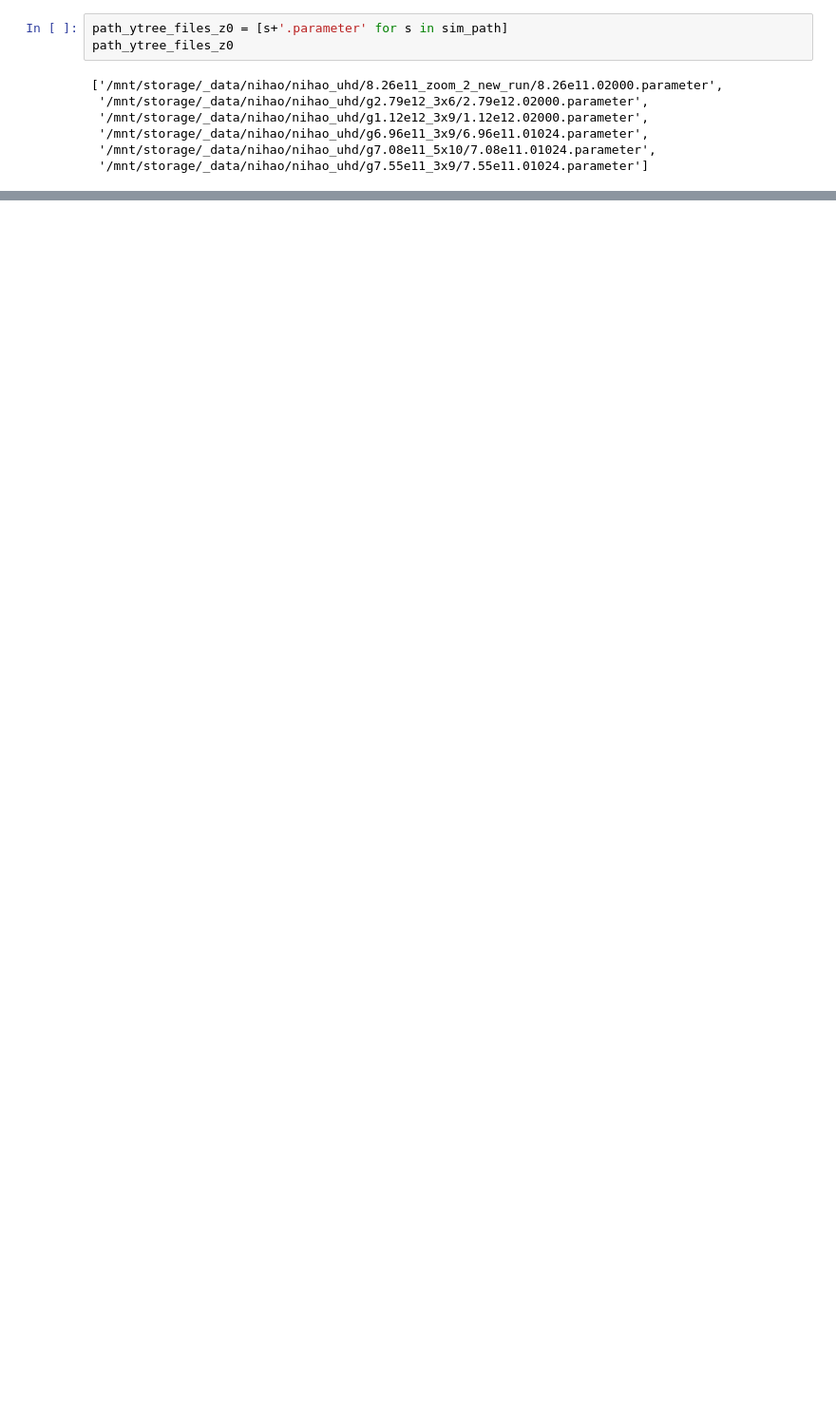
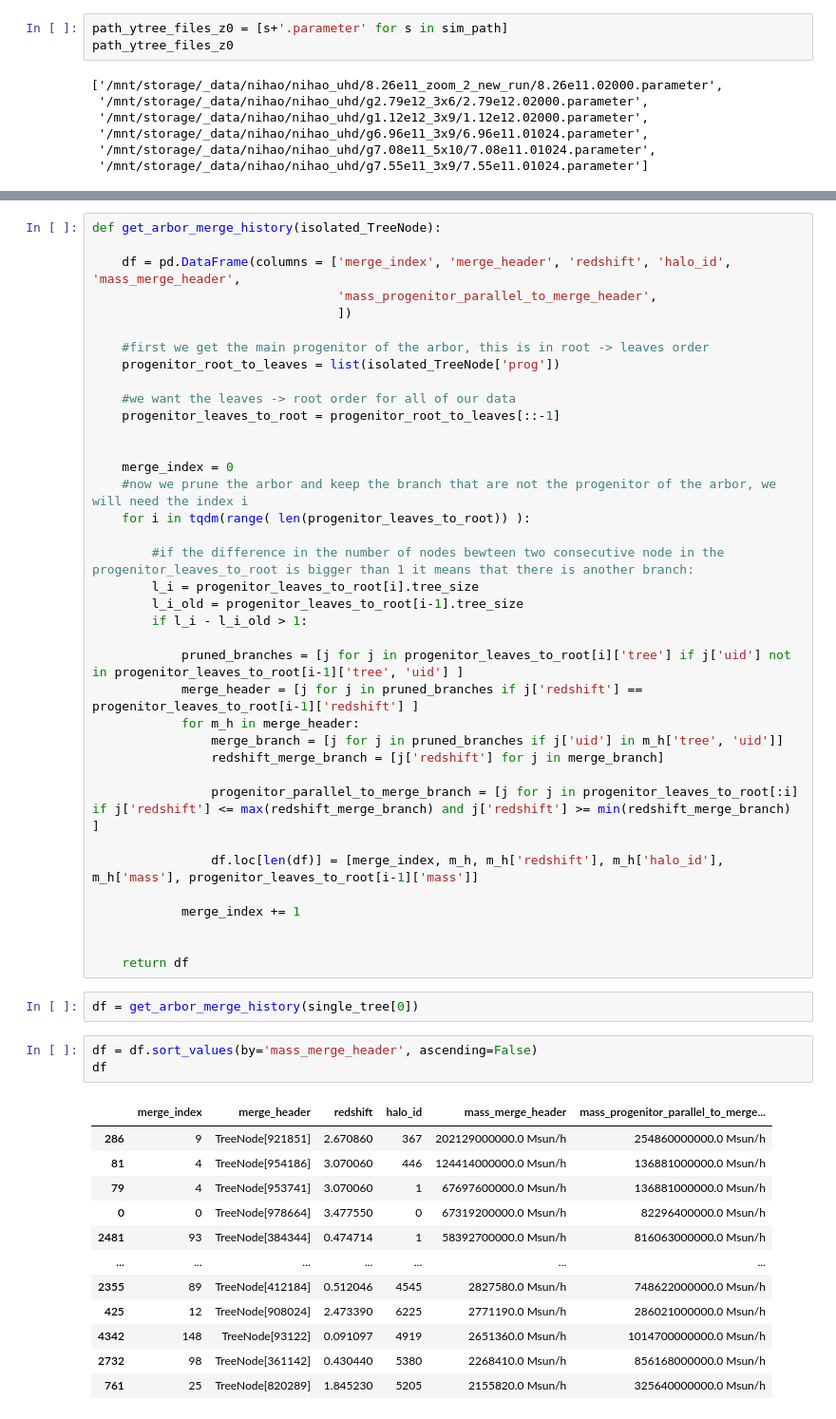
Before and after one commit to vepe99/CASBI, a Jupyter notebook: notebooks/nihao_uhd/preprocessing_uhd.ipynb, the cells around one changed output, grey strips where cells are left out. Shown at 95% size. Cells and saved outputs as stored; diff of their text form; blank space fills up the shorter version.

```diff
--- a/notebooks/nihao_uhd/preprocessing_uhd.ipynb
+++ b/notebooks/nihao_uhd/preprocessing_uhd.ipynb
@@ -456,0 +505,55 @@ SyntaxError: Argument must be a field or integer. (<string>)
+# %%
+def get_arbor_merge_history(isolated_TreeNode):
+
+    df = pd.DataFrame(columns = ['merge_index', 'merge_header', 'redshift', 'halo_id', 'mass_merge_header',
+                                 'mass_progenitor_parallel_to_merge_header',
+                                 ])
+
+    #first we get the main progenitor of the arbor, this is in root -> leaves order
+    progenitor_root_to_leaves = list(isolated_TreeNode['prog'])
+
+    #we want the leaves -> root order for all of our data
+    progenitor_leaves_to_root = progenitor_root_to_leaves[::-1]
+
+
+    merge_index = 0
+    #now we prune the arbor and keep the branch that are not the progenitor of the arbor, we will need the index i
+    for i in tqdm(range( len(progenitor_leaves_to_root)) ):
+
+        #if the difference in the number of nodes bewteen two consecutive node in the progenitor_leaves_to_root is bigger than 1 it means that there is another branch:
+        l_i = progenitor_leaves_to_root[i].tree_size
+        l_i_old = progenitor_leaves_to_root[i-1].tree_size
+        if l_i - l_i_old > 1:
+
+            pruned_branches = [j for j in progenitor_leaves_to_root[i]['tree'] if j['uid'] not in progenitor_leaves_to_root[i-1]['tree', 'uid'] ]
+            merge_header = [j for j in pruned_branches if j['redshift'] == progenitor_leaves_to_root[i-1]['redshift'] ]
+            for m_h in merge_header:
+                merge_branch = [j for j in pruned_branches if j['uid'] in m_h['tree', 'uid']]
+                redshift_merge_branch = [j['redshift'] for j in merge_branch]
+
+                progenitor_parallel_to_merge_branch = [j for j in progenitor_leaves_to_root[:i] if j['redshift'] <= max(redshift_merge_branch) and j['redshift'] >= min(redshift_merge_branch) ]
+
+                df.loc[len(df)] = [merge_index, m_h, m_h['redshift'], m_h['halo_id'], m_h['mass'], progenitor_leaves_to_root[i-1]['mass']]
+
+            merge_index += 1
+
+
+    return df
+# %%
+df = get_arbor_merge_history(single_tree[0])
+# %%
+df = df.sort_values(by='mass_merge_header', ascending=False)
+df
+# %% [output]
+|  | merge_index | merge_header | redshift | halo_id | mass_merge_header | mass_progenitor_parallel_to_merge... |
+| 286 | 9 | TreeNode[921851] | 2.670860 | 367 | 202129000000.0 Msun/h | 254860000000.0 Msun/h |
+| 81 | 4 | TreeNode[954186] | 3.070060 | 446 | 124414000000.0 Msun/h | 136881000000.0 Msun/h |
+| 79 | 4 | TreeNode[953741] | 3.070060 | 1 | 67697600000.0 Msun/h | 136881000000.0 Msun/h |
+| 0 | 0 | TreeNode[978664] | 3.477550 | 0 | 67319200000.0 Msun/h | 82296400000.0 Msun/h |
+| 2481 | 93 | TreeNode[384344] | 0.474714 | 1 | 58392700000.0 Msun/h | 816063000000.0 Msun/h |
+| ... | ... | ... | ... | ... | ... | ... |
+| 2355 | 89 | TreeNode[412184] | 0.512046 | 4545 | 2827580.0 Msun/h | 748622000000.0 Msun/h |
+| 425 | 12 | TreeNode[908024] | 2.473390 | 6225 | 2771190.0 Msun/h | 286021000000.0 Msun/h |
+| 4342 | 148 | TreeNode[93122] | 0.091097 | 4919 | 2651360.0 Msun/h | 1014700000000.0 Msun/h |
+| 2732 | 98 | TreeNode[361142] | 0.430440 | 5380 | 2268410.0 Msun/h | 856168000000.0 Msun/h |
+| 761 | 25 | TreeNode[820289] | 1.845230 | 5205 | 2155820.0 Msun/h | 325640000000.0 Msun/h |
```
Also changed, not shown: parts of 19 cells of this notebook, 1 other file.
